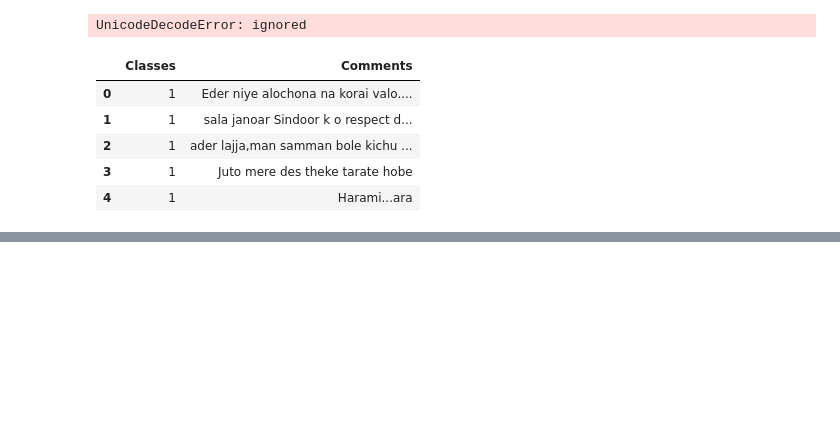
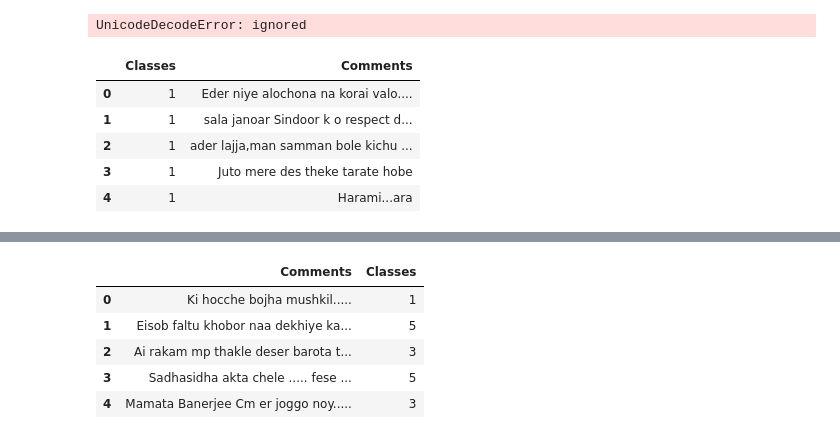
Before and after one commit to SSupriya2501/SSupriya2501, a Jupyter notebook: Final_project_test1.ipynb, the cells around one changed output, grey strips where cells are left out. Saved outputs shown, nothing was run; the diff lists cells and outputs as text; code cells hidden in the pictures; blank space fills up the shorter version.

```diff
--- a/Final_project_test1.ipynb
+++ b/Final_project_test1.ipynb
@@ -115,0 +143,3 @@ df.head()
+# %%
+y=df['Classes'].values
+y.shape
@@ -115,0 +148,3 @@ df.head()
+# %%
+x=df['Comments'].values
+x.shape
@@ -115,0 +155,2 @@ df.head()
+# %%
+(x_train,x_test,y_train,y_test)=train_test_split(x,y,test_size=0.4)
@@ -115,0 +193,16 @@ df.head()
+# %%
+df1=pd.DataFrame(x_train)
+df1=df1.rename(columns={0:'Comments'})
+
+df2=pd.DataFrame(y_train)
+df2=df2.rename(columns={0:'Classes'})
+df_train=pd.concat([df1,df2],axis=1)
+
+df_train.head()
+# %% [output]
+|  | Comments | Classes |
+| 0 | Ki hocche bojha mushkil..... | 1 |
+| 1 | Eisob faltu khobor naa dekhiye ka... | 5 |
+| 2 | Ai rakam mp thakle deser barota t... | 3 |
+| 3 | Sadhasidha akta chele ..... fese ... | 5 |
+| 4 | Mamata Banerjee Cm er joggo noy..... | 3 |
```
Also changed, not shown: parts of 17 cells of this notebook.
